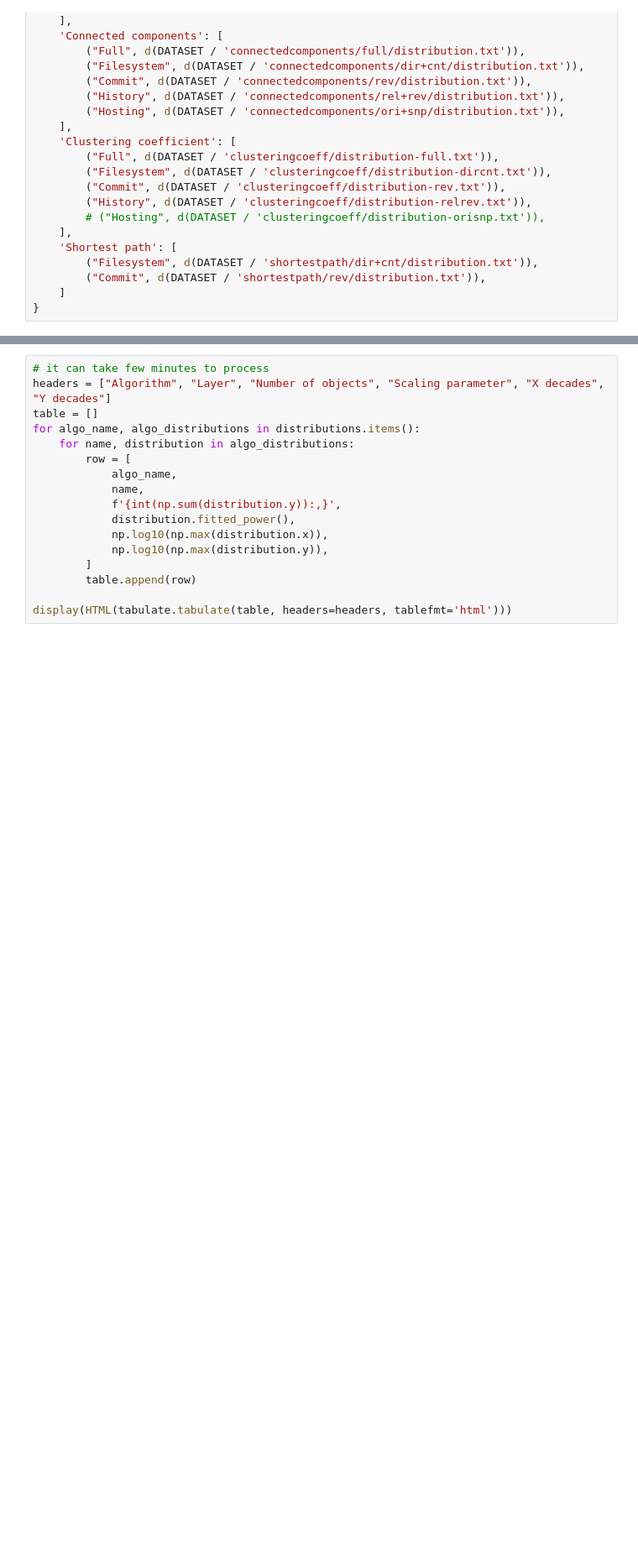
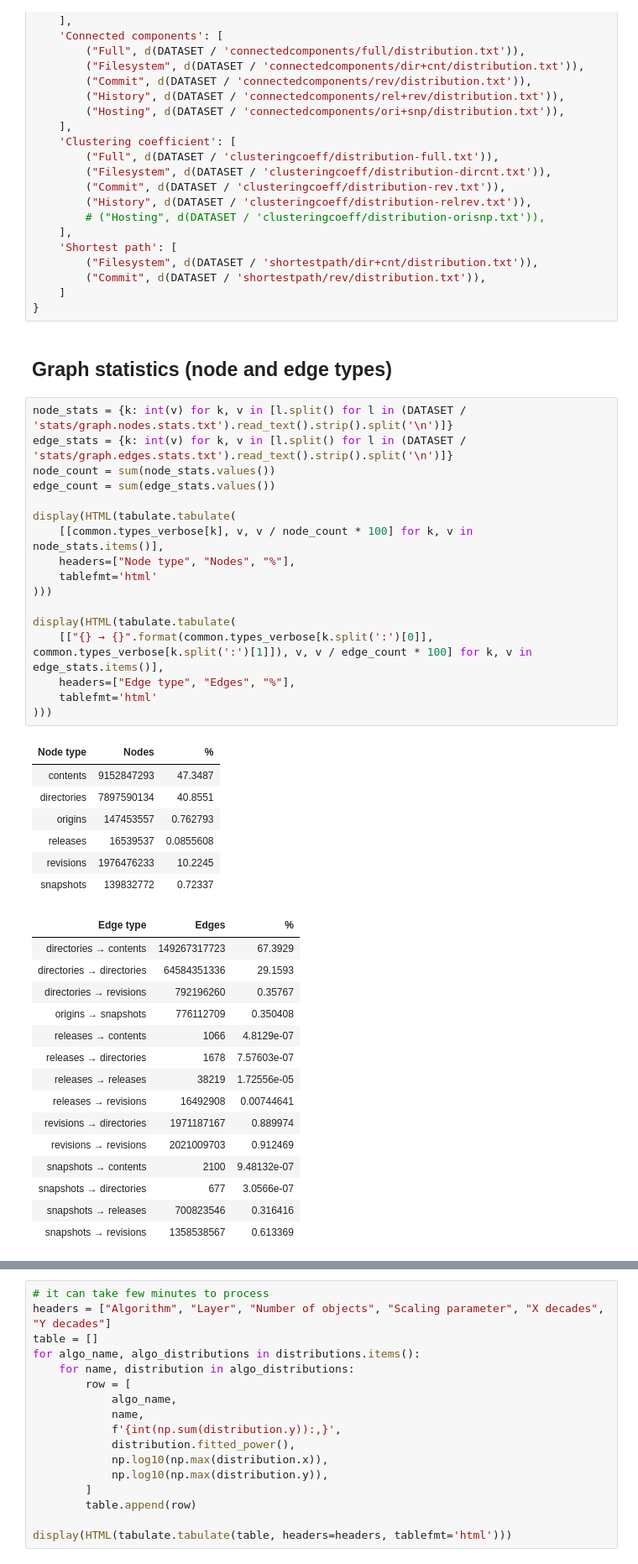
Before and after one commit to seirl/swh-graph-structure, a Jupyter notebook: notebooks/dataintegrity.ipynb, the cells around one changed output, grey strips where cells are left out. Shown: that part at 84% size. Drawn from its saved outputs; the diff is of its cells as text; blank space fills up the shorter version.

```diff
--- a/notebooks/dataintegrity.ipynb
+++ b/notebooks/dataintegrity.ipynb
@@ -61,4 +61,46 @@ distributions = {
         ("Commit", d(DATASET / 'shortestpath/rev/distribution.txt')),
     ]
 }
+# %% [markdown]
+## Graph statistics (node and edge types)
+# %%
+node_stats = {k: int(v) for k, v in [l.split() for l in (DATASET / 'stats/graph.nodes.stats.txt').read_text().strip().split('\n')]}
+edge_stats = {k: int(v) for k, v in [l.split() for l in (DATASET / 'stats/graph.edges.stats.txt').read_text().strip().split('\n')]}
+node_count = sum(node_stats.values())
+edge_count = sum(edge_stats.values())
+
+display(HTML(tabulate.tabulate(
+    [[common.types_verbose[k], v, v / node_count * 100] for k, v in node_stats.items()],
+    headers=["Node type", "Nodes", "%"],
+    tablefmt='html'
+)))
+
+display(HTML(tabulate.tabulate(
+    [["{} → {}".format(common.types_verbose[k.split(':')[0]], common.types_verbose[k.split(':')[1]]), v, v / edge_count * 100] for k, v in edge_stats.items()],
+    headers=["Edge type", "Edges", "%"],
+    tablefmt='html'
+)))
+# %% [output]
+| Node type | Nodes | % |
+| contents | 9152847293 | 47.3487 |
+| directories | 7897590134 | 40.8551 |
+| origins | 147453557 | 0.762793 |
+| releases | 16539537 | 0.0855608 |
+| revisions | 1976476233 | 10.2245 |
+| snapshots | 139832772 | 0.72337 |
+| Edge type | Edges | % |
+| directories → contents | 149267317723 | 67.3929 |
+| directories → directories | 64584351336 | 29.1593 |
+| directories → revisions | 792196260 | 0.35767 |
+| origins → snapshots | 776112709 | 0.350408 |
+| releases → contents | 1066 | 4.8129e-07 |
+| releases → directories | 1678 | 7.57603e-07 |
+| releases → releases | 38219 | 1.72556e-05 |
+| releases → revisions | 16492908 | 0.00744641 |
+| revisions → directories | 1971187167 | 0.889974 |
+| revisions → revisions | 2021009703 | 0.912469 |
+| snapshots → contents | 2100 | 9.48132e-07 |
+| snapshots → directories | 677 | 3.0566e-07 |
+| snapshots → releases | 700823546 | 0.316416 |
+| snapshots → revisions | 1358538567 | 0.613369 |
 # %% [markdown]
```
Also changed, not shown: parts of 39 cells of this notebook, 5 other files.
